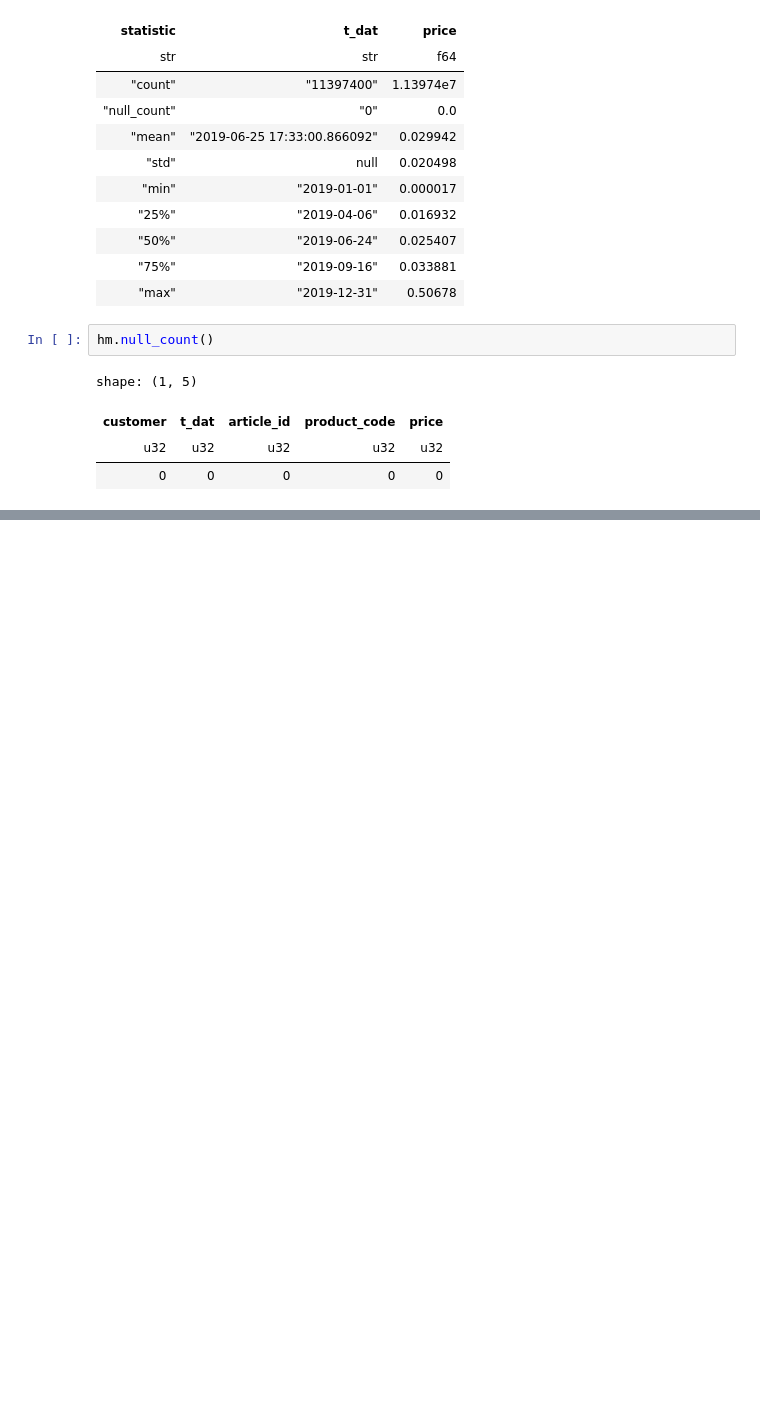
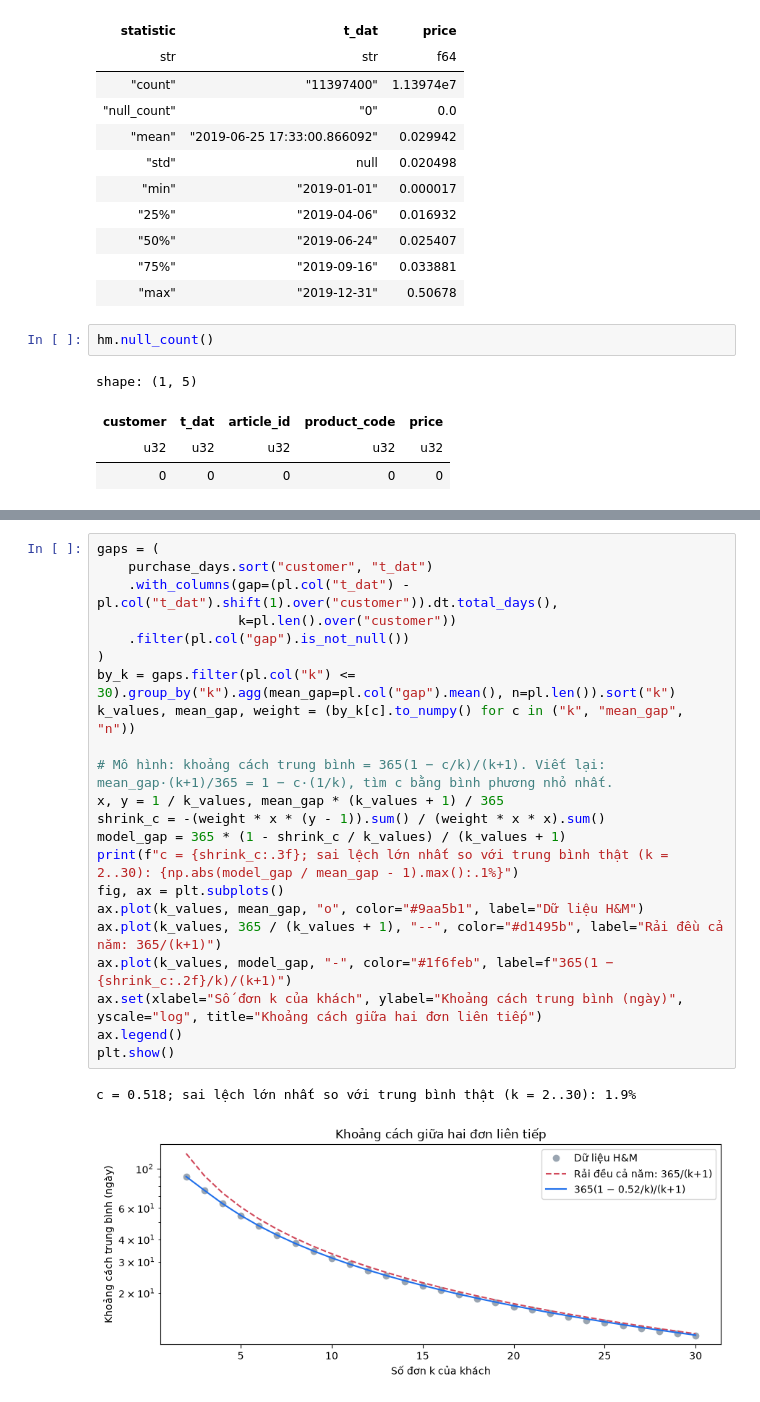
Before and after one commit to DanhTrannn/dk-ecommerce-data-platform, a Jupyter notebook: generator/notebooks/reference_datasets_eda.ipynb, the cells around one changed output, grey strips where cells are left out. Cells and saved outputs as stored; diff of their text form; blank space fills up the shorter version.

```diff
--- a/generator/notebooks/reference_datasets_eda.ipynb
+++ b/generator/notebooks/reference_datasets_eda.ipynb
@@ -834,0 +203,25 @@ print(json.dumps(parameters, ensure_ascii=False, indent=1))
+# %%
+gaps = (
+    purchase_days.sort("customer", "t_dat")
+    .with_columns(gap=(pl.col("t_dat") - pl.col("t_dat").shift(1).over("customer")).dt.total_days(),
+                  k=pl.len().over("customer"))
+    .filter(pl.col("gap").is_not_null())
+)
+by_k = gaps.filter(pl.col("k") <= 30).group_by("k").agg(mean_gap=pl.col("gap").mean(), n=pl.len()).sort("k")
+k_values, mean_gap, weight = (by_k[c].to_numpy() for c in ("k", "mean_gap", "n"))
+
+# Mô hình: khoảng cách trung bình = 365(1 − c/k)/(k+1). Viết lại: mean_gap·(k+1)/365 = 1 − c·(1/k), tìm c bằng bình phương nhỏ nhất.
+x, y = 1 / k_values, mean_gap * (k_values + 1) / 365
+shrink_c = -(weight * x * (y - 1)).sum() / (weight * x * x).sum()
+model_gap = 365 * (1 - shrink_c / k_values) / (k_values + 1)
+print(f"c = {shrink_c:.3f}; sai lệch lớn nhất so với trung bình thật (k = 2..30): {np.abs(model_gap / mean_gap - 1).max():.1%}")
+fig, ax = plt.subplots()
+ax.plot(k_values, mean_gap, "o", color="#9aa5b1", label="Dữ liệu H&M")
+ax.plot(k_values, 365 / (k_values + 1), "--", color="#d1495b", label="Rải đều cả năm: 365/(k+1)")
+ax.plot(k_values, model_gap, "-", color="#1f6feb", label=f"365(1 − {shrink_c:.2f}/k)/(k+1)")
+ax.set(xlabel="Số đơn k của khách", ylabel="Khoảng cách trung bình (ngày)", yscale="log", title="Khoảng cách giữa hai đơn liên tiếp")
+ax.legend()
+plt.show()
+# %% [output]
+c = 0.518; sai lệch lớn nhất so với trung bình thật (k = 2..30): 1.9%
+[figure, added]
```
Also changed, not shown: parts of 83 cells of this notebook, 2 other files.
